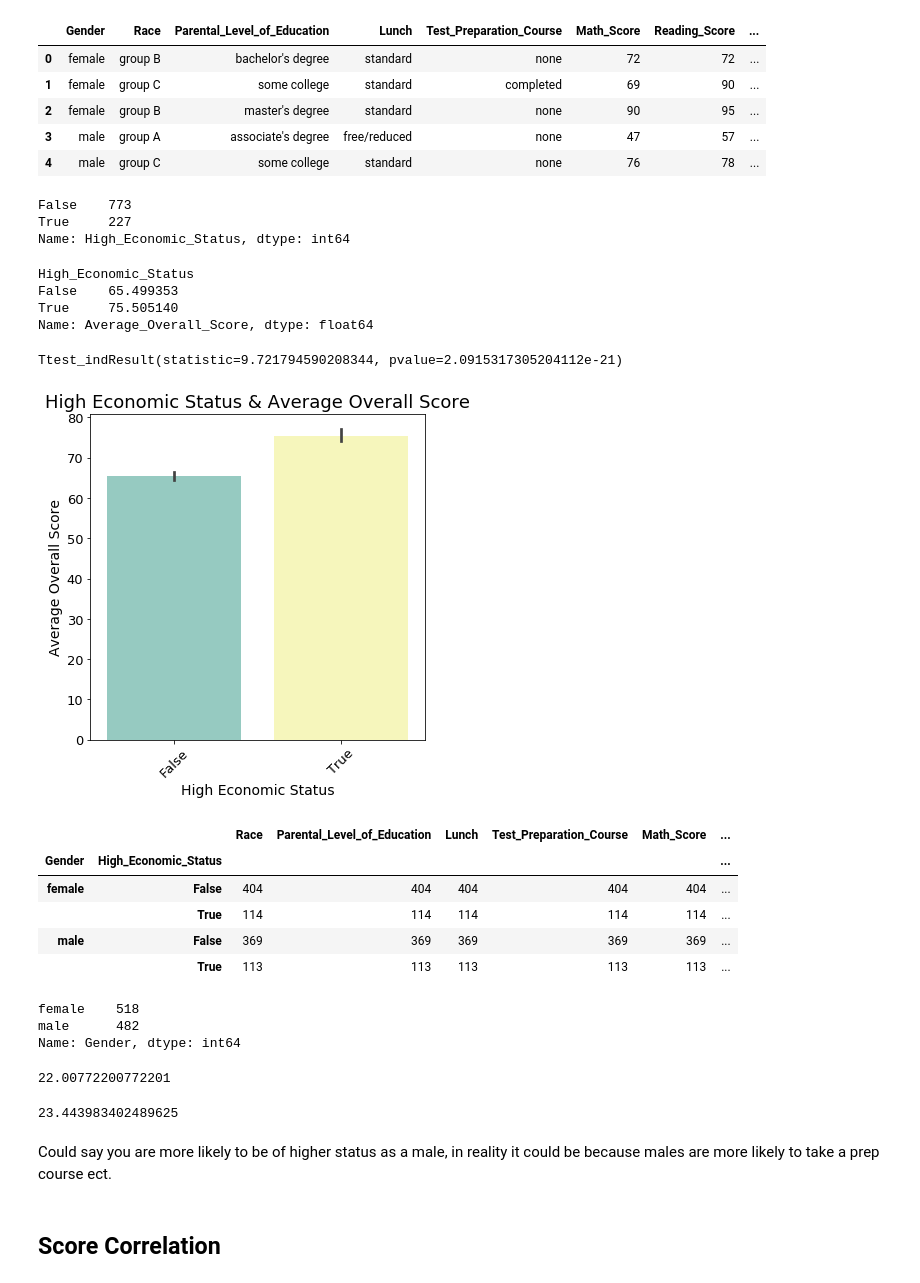
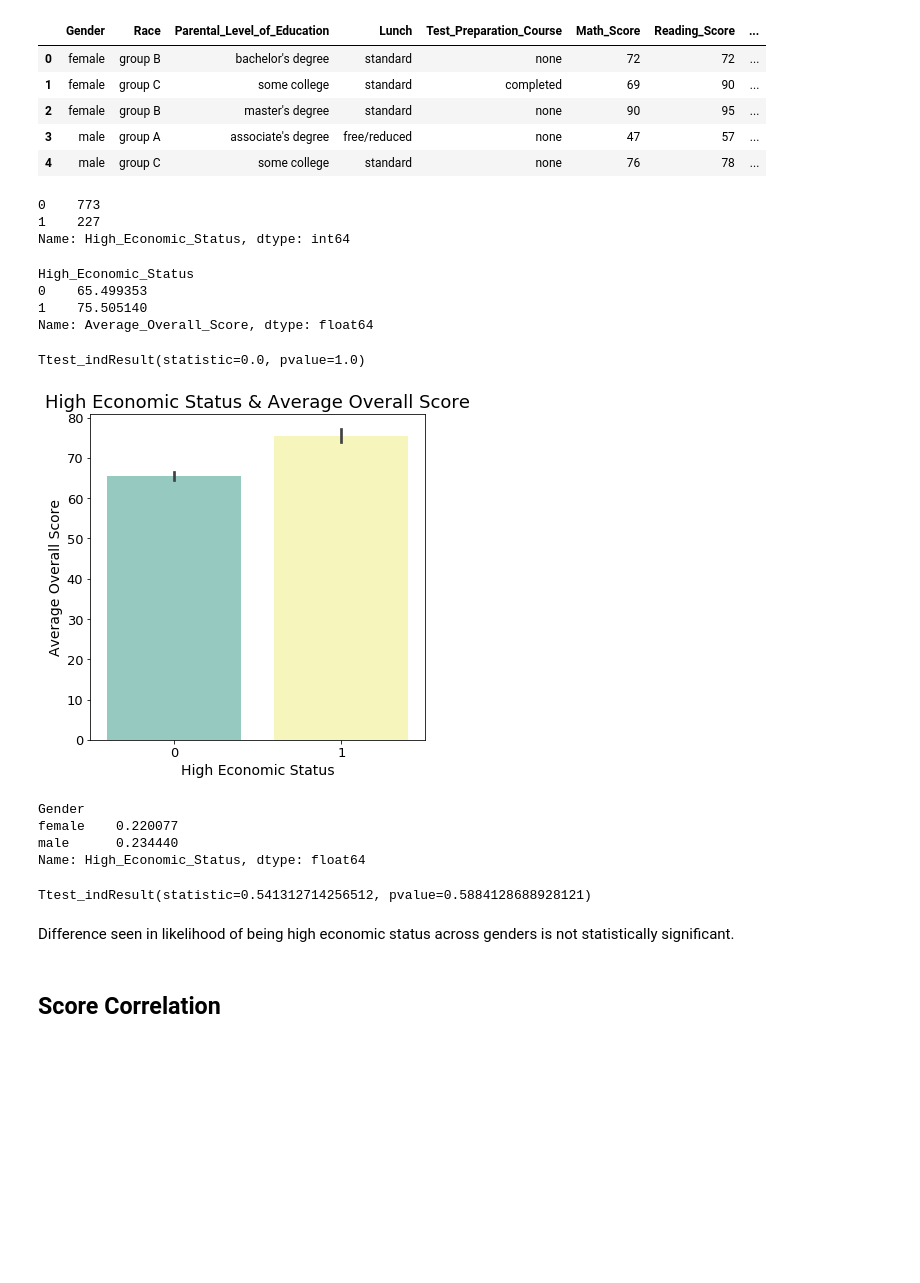
Before and after one commit to janeszelag/FinalDataScience, a Jupyter notebook: Final Project.ipynb, the cells around one changed output. Saved outputs shown, nothing was run; the diff lists cells and outputs as text; code cells hidden in the pictures; blank space fills up the shorter version.

Commit message:
more stats and corrections

```diff
--- a/Final Project.ipynb
+++ b/Final Project.ipynb
@@ -334,3 +346,5 @@ plt.show()
 [figure]
 # %% [markdown]
 ### High-achievers by Gender
+# %%
+examData['High_Achiever'] = np.where(examData['Average_Overall_Score'] >= 90, 1,0)
@@ -538,7 +510,7 @@ Seems like it is better to have some high school than having actually graduated.
 # %% [markdown]
 ### Parental Degree
 # %%
-examData['Parental_Degree'] = np.where((examData["Parental_Level_of_Education"]=='some high school') | (examData["Parental_Level_of_Education"]=='high school'), False, True)
+examData['Parental_Degree'] = np.where((examData["Parental_Level_of_Education"]=='some high school') | (examData["Parental_Level_of_Education"]=='high school') | (examData["Parental_Level_of_Education"]=='some college'), False, True)
 # %%
 examData.head()
 # %% [output]
@@ -624,3 +596,5 @@ A greater percentage of females are on a free/reduced lunch program.
+# %%
+examData['Subsidized_Lunch'] = np.where(examData['Lunch']=='free/reduced', 1, 0)
 # %% [markdown]
 ## Test Preparation Course
 # %%
@@ -675,7 +641,7 @@ A higher percentage of males completed a prep course than females.
 # %% [markdown]
 Adding a column that indicates whether a student is from a higher socioeconomic status based soley on their Lunch and whether or not they completed a Test Preparation Course.
 # %%
-examData['High_Economic_Status'] = np.where((examData["Lunch"]=='standard') & (examData["Test_Preparation_Course"]=='completed'), True, False)
+examData['High_Economic_Status'] = np.where((examData["Lunch"]=='standard') & (examData["Test_Preparation_Course"]=='completed'), 1, 0)
 # %%
 examData.head()
 # %% [output]
@@ -688,57 +654,42 @@ examData.head()
 # %%
 examData['High_Economic_Status'].value_counts()
 # %% [output]
-False    773
-True     227
+0    773
+1    227
 Name: High_Economic_Status, dtype: int64
 # %%
 examData.groupby('High_Economic_Status')['Average_Overall_Score'].mean()
 # %% [output]
 High_Economic_Status
-False    65.499353
-True     75.505140
+0    65.499353
+1    75.505140
 Name: Average_Overall_Score, dtype: float64
 # %%
-stats.ttest_ind(examData.loc[examData['High_Economic_Status']==True, 'Average_Overall_Score'], examData.loc[examData['High_Economic_Status']==False, 'Average_Overall_Score'] )
+stats.ttest_ind(examData.loc[examData['High_Economic_Status']==0, 'Average_Overall_Score'], examData.loc[examData['High_Economic_Status']==0, 'Average_Overall_Score'] )
 # %% [output]
-Ttest_indResult(statistic=9.721794590208344, pvalue=2.0915317305204112e-21)
+Ttest_indResult(statistic=0.0, pvalue=1.0)
 # %%
 plt.figure(figsize=(6,6))
 sns.barplot(x = "High_Economic_Status", y = "Average_Overall_Score", data = examData, palette="Set3")
-plt.xticks(rotation=45)
 plt.ylabel("Average Overall Score", fontsize=14)
 plt.xlabel("High Economic Status", fontsize=14)
 plt.tick_params(labelsize=13)
 plt.title('High Economic Status & Average Overall Score', fontsize=18)
 plt.show()
 # %% [output]
-[figure, old version]
+[figure, new version]
 # %%
-examData.groupby(['Gender', 'High_Economic_Status']).count()
+examData.groupby('Gender')['High_Economic_Status'].mean()
 # %% [output]
-|  |  | Race | Parental_Level_of_Education | Lunch | Test_Preparation_Course | Math_Score | ... |
-| Gender | High_Economic_Status |  |  |  |  |  | ... |
-| female | False | 404 | 404 | 404 | 404 | 404 | ... |
-|  | True | 114 | 114 | 114 | 114 | 114 | ... |
-| male | False | 369 | 369 | 369 | 369 | 369 | ... |
-|  | True | 113 | 113 | 113 | 113 | 113 | ... |
+Gender
+female    0.220077
+male      0.234440
+Name: High_Economic_Status, dtype: float64
-# %%
-examData['Gender'].value_counts()
-# %% [output]
-female    518
-male      482
-Name: Gender, dtype: int64
-# %%
-percentHighStatusFemales = 114 / 518 * 100
-percentHighStatusFemales
-# %% [output]
-22.00772200772201
-# %%
-percentHighStatusMales = 113 / 482 * 100
-percentHighStatusMales
-# %% [output]
-23.443983402489625
-# %% [markdown]
-Could say you are more likely to be of higher status as a male, in reality it could be because males are more likely to take a prep course ect.
+# %%
+stats.ttest_ind(examData.loc[examData['Gender']=='male', 'High_Economic_Status'],examData.loc[examData['Gender']=='female', 'High_Economic_Status'])
+# %% [output]
+Ttest_indResult(statistic=0.541312714256512, pvalue=0.5884128688928121)
+# %% [markdown]
+Difference seen in likelihood of being high economic status across genders is not statistically significant.
 # %% [markdown]
 ## Score Correlation
```
Also changed, not shown: parts of 51 cells of this notebook.
